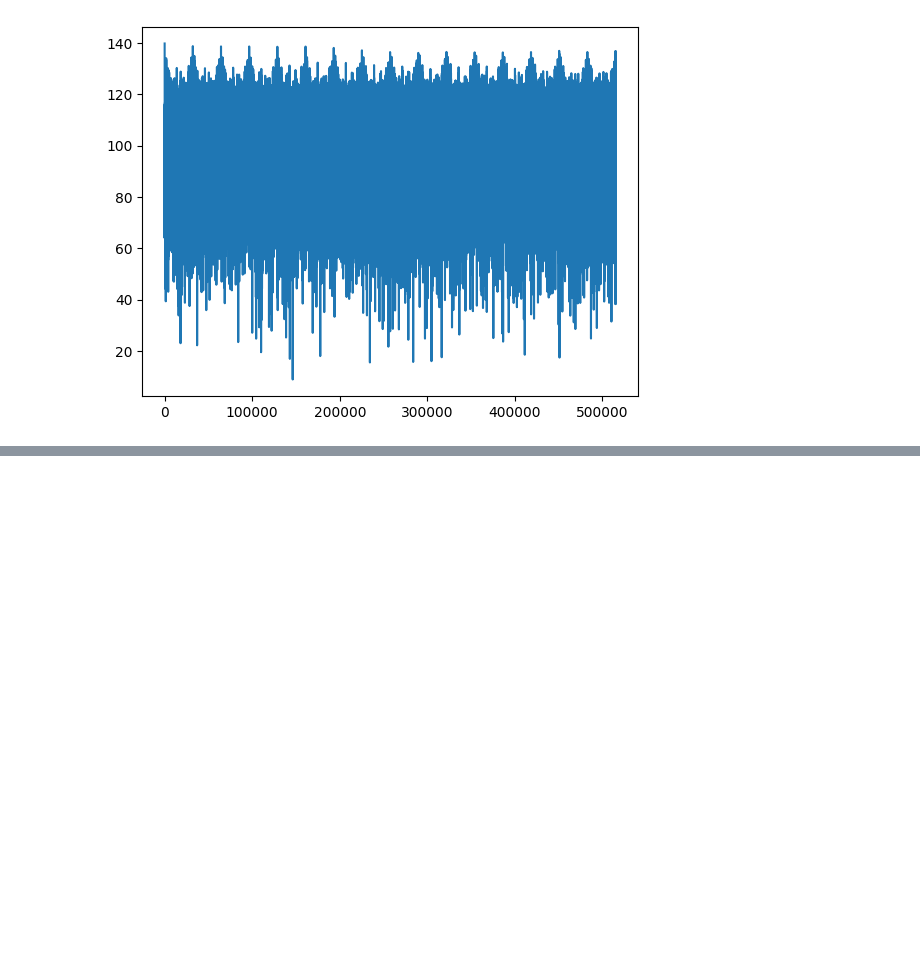
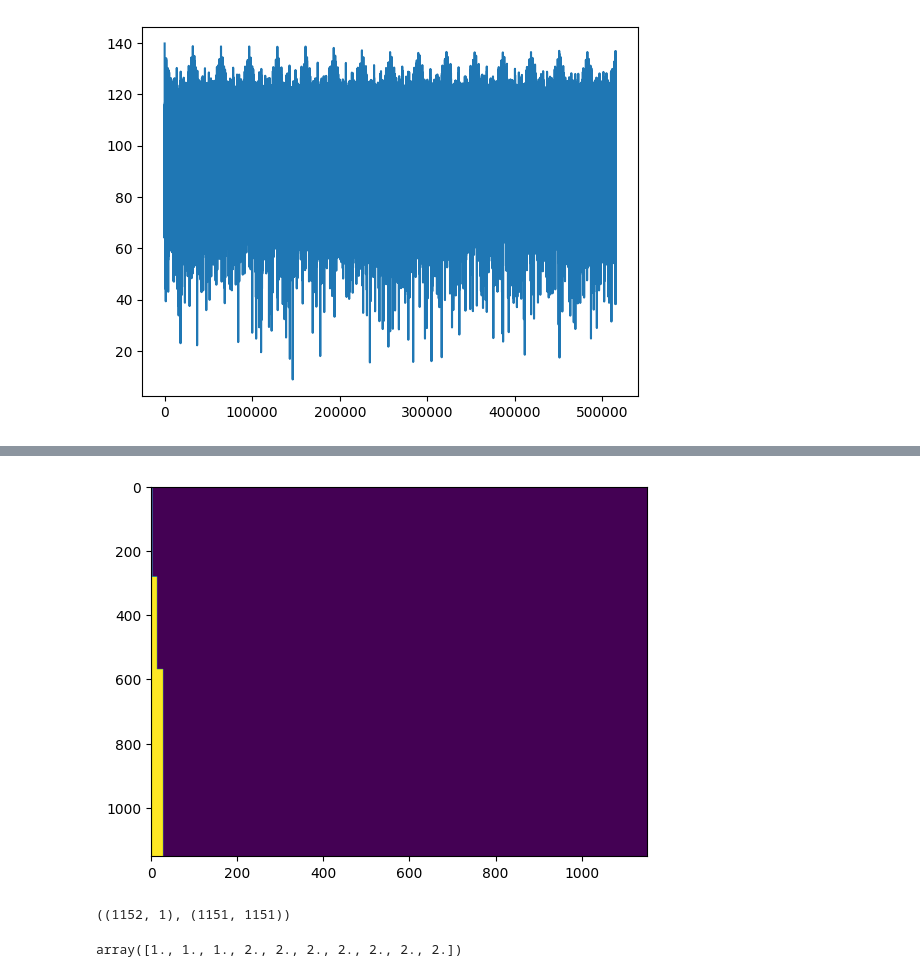
Before and after one commit to andriotis/mp3, a Jupyter notebook: main.ipynb, the cells around one changed output, grey strips where cells are left out. Saved outputs shown, nothing was run; the diff lists cells and outputs as text; code cells hidden in the pictures; blank space fills up the shorter version.

```diff
--- a/main.ipynb
+++ b/main.ipynb
@@ -178,23 +188,3 @@ plt.plot(P)
 # %% [output]
 [<matplotlib.lines.Line2D at 0x...>]
 [figure]
-# %%
-def Dksparse(Kmax):
-    D = np.zeros(shape=(Kmax, Kmax))
-
-    # 2 <= k < 282
-    for j in range(Kmax):
-        if j in np.arange(2, 3):
-            D[3:282, j] = 1
-    # 282 <= k < 570
-        if j in np.arange(2, 14):
-            D[282:570, j] = 1
-    # # 570 <= k < 1152
-        if j in np.arange(2, 28):
-            D[570:1152, j] = 1
-
-    return D
-# %%
-Kmax = M * N - 1
-D = Dksparse(Kmax)
-plt.imshow(D)
@@ -206,0 +233,25 @@ plt.imshow(D)
+# %%
+frames = np.split(ary=Ytot,
+                  indices_or_sections=int(len(Ytot) / N),
+                  axis=0)
+
+D = Dksparse(M * N)
+plt.imshow(D, origin='upper', aspect='auto')
+plt.show()
+# for frame in frames:
+  # ST = STinit(frameDCT(frame), D)
+# %% [output]
+[figure, added]
+# %%
+frame = Ytot[:36, :]
+c = frameDCT(frame)
+P = DCTpower(c)
+P.shape, D.shape
+# %% [output]
+((1152, 1), (1151, 1151))
+# %%
+delta = np.sum(D, axis=1) + 1
+# plt.plot(np.arange(delta.shape[0]), delta)
+delta[:10]
+# %% [output]
+array([1., 1., 1., 2., 2., 2., 2., 2., 2., 2.])
```
Also changed, not shown: parts of 9 cells of this notebook, 1 other file.
